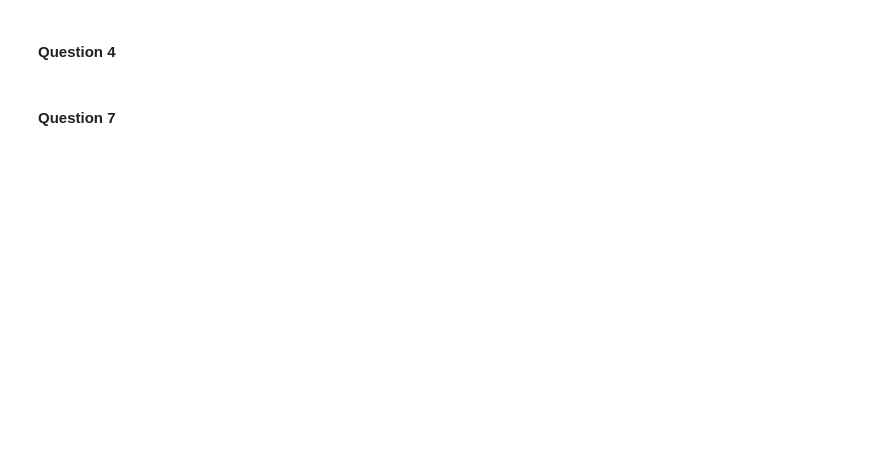
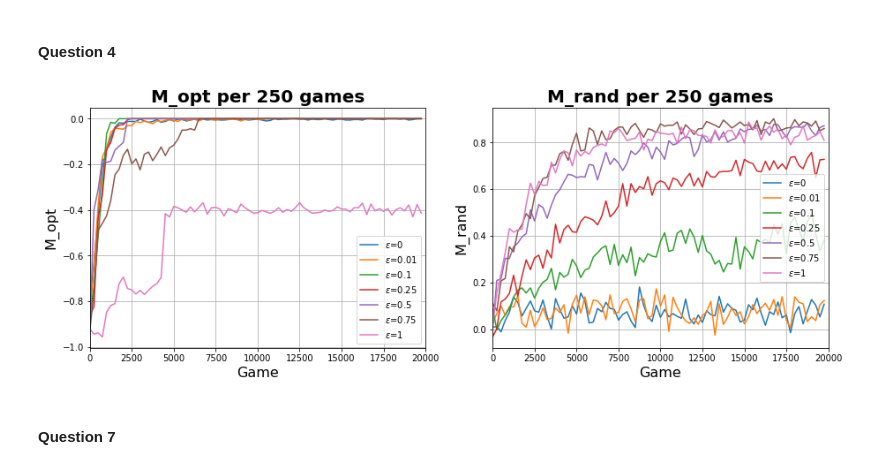
Before and after one commit to mismayil/ann-miniproject, a Jupyter notebook: miniproject.ipynb, the cells around one changed output. Cells and saved outputs as stored; diff of their text form; code cells hidden in the pictures; blank space fills up the shorter version.

```diff
--- a/miniproject.ipynb
+++ b/miniproject.ipynb
@@ -533,24 +80,26 @@ plot_m_values(stats_path='answers/Q3.npy', labels=labels, save_path='artifacts/f
 # %% [markdown]
 #### Question 4
+# %%
+opt_epsilons = [0, 0.01, 0.1, 0.25, 0.5, 0.75, 1]
 # %%
 N_STAR = 100
 EPS_MIN = 0.1
 EPS_MAX = 0.8
-get_epsilon = lambda n: max(EPS_MIN, EPS_MAX * (1 - n / N_STAR))
-
-epsilons = [0, 0.01, 0.1, 0.25, 0.5, 0.75, 1]
+q_epsilon = lambda n: max(EPS_MIN, EPS_MAX * (1 - n / N_STAR))
 
 eps_players = []
 
-for eps in epsilons:
-    other_player = OptimalPlayer(epsilon=eps)
-    q_player = QPlayer(epsilon=get_epsilon, test_every=250)
+for opt_eps in opt_epsilons:
+    other_player = OptimalPlayer(epsilon=opt_eps)
+    q_player = QPlayer(epsilon=q_epsilon, test_every=250)
     play(other_player, q_player, episodes=20000)
     eps_players.append(q_player)
 
 save_stats(players=eps_players, path='answers/Q4.npy')
 # %%
-labels = [f'$\epsilon$={eps}' for eps in epsilons]
+labels = [f'$\epsilon$={eps}' for eps in opt_epsilons]
 plot_m_values(stats_path='answers/Q4.npy', labels=labels, save_path='artifacts/fig_Q4.pdf')
+# %% [output]
+[figure, added]
 # %% [markdown]
 #### Question 7
```
Also changed, not shown: parts of 33 cells of this notebook, 17 other files.
